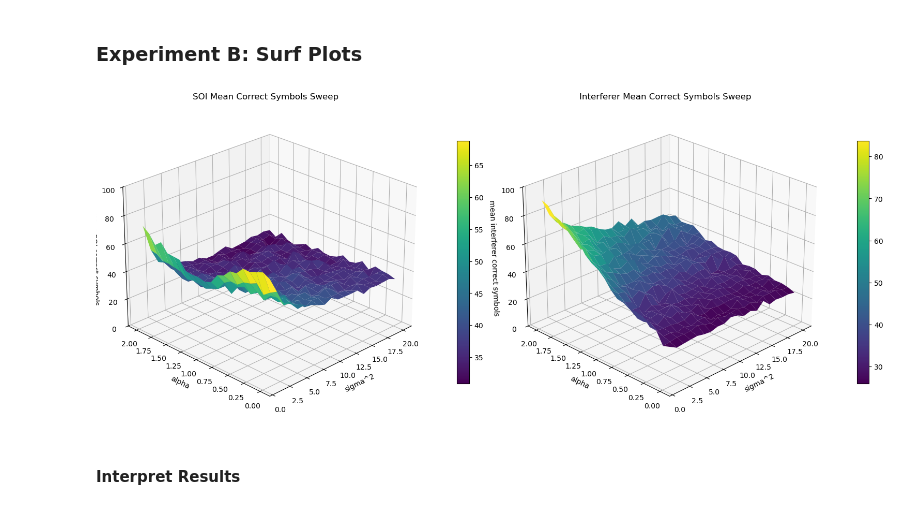
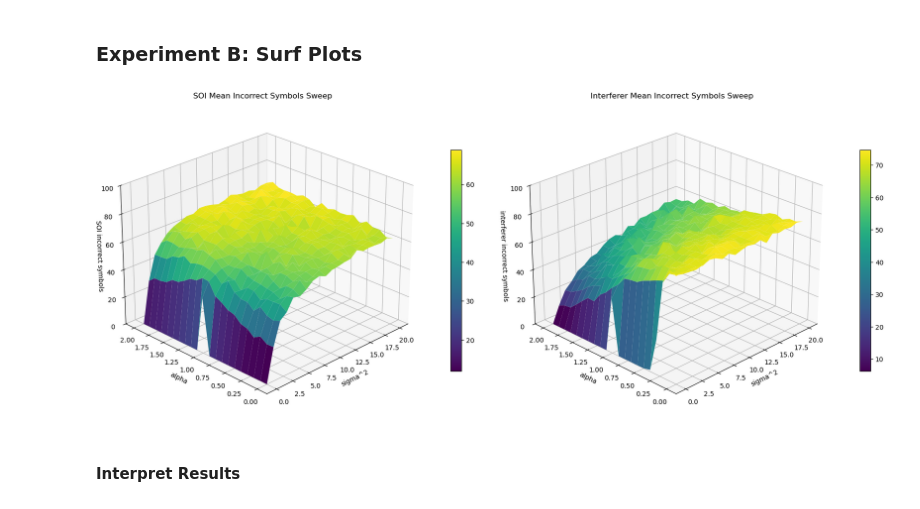
Before and after one commit to JaredMiller9922/DL-AIR, a Jupyter notebook: final_experiments_single_channel.ipynb, the cells around one changed output. Drawn from its saved outputs; the diff is of its cells as text; code cells hidden in the pictures.

Commit message:
more changes to plot

```diff
--- a/final_experiments_single_channel.ipynb
+++ b/final_experiments_single_channel.ipynb
@@ -27,7 +27,7 @@ gen = RFMixtureGenerator(seed=0)
 This experiment sets up the single-channel sweep for alpha in [0.0:0.1:1.2] and sigma^2 in [1:1:20] using the pretrained `IQ_CNN_1_channel.pt` model.
 # %%
 sweep_alphas = np.round(np.arange(0.0, 2.0 + 0.1, 0.1), 1)
-sweep_sigma2_values = np.arange(1, 21, dtype=np.float32)
+sweep_sigma2_values = np.arange(0, 21, dtype=np.float32)
 sweep_trials = 10
 sweep_n_symbols = 100
 
@@ -291,44 +295,43 @@ display(T_a_var_int)
 # %% [markdown]
 ### Experiment B: Surf Plots
 # %%
-fig = plt.figure(figsize=(16, 7))
-
+fig = plt.figure(figsize=(18, 7))
 sigma2_grid_soi, alpha_grid_soi = np.meshgrid(
     T_a_mean_soi.columns.to_numpy(dtype=float),
     T_a_mean_soi.index.to_numpy(dtype=float),
 )
-z_grid_soi = T_a_mean_soi.to_numpy(dtype=float)
+z_grid_soi = (100-T_a_mean_soi).to_numpy(dtype=float)
 
 ax1 = fig.add_subplot(121, projection="3d")
 surf1 = ax1.plot_surface(sigma2_grid_soi, alpha_grid_soi, z_grid_soi, cmap="viridis", edgecolor="none")
 ax1.set_xlabel("sigma^2")
 ax1.set_ylabel("alpha")
-ax1.set_zlabel("mean SOI correct symbols")
+ax1.set_zlabel("SOI incorrect symbols", labelpad=0)
 ax1.set_zlim(0, 100)
-ax1.set_title("SOI Mean Correct Symbols Sweep")
+ax1.set_title("SOI Mean Incorrect Symbols Sweep")
 ax1.view_init(elev=25, azim=225)
-fig.colorbar(surf1, ax=ax1, shrink=0.7, pad=0.08)
+fig.colorbar(surf1, ax=ax1, shrink=0.7, pad=0.07)
 
 sigma2_grid_int, alpha_grid_int = np.meshgrid(
     T_a_mean_int.columns.to_numpy(dtype=float),
     T_a_mean_int.index.to_numpy(dtype=float),
 )
-z_grid_int = T_a_mean_int.to_numpy(dtype=float)
+z_grid_int = (100-T_a_mean_int).to_numpy(dtype=float)
 
 ax2 = fig.add_subplot(122, projection="3d")
 surf2 = ax2.plot_surface(sigma2_grid_int, alpha_grid_int, z_grid_int, cmap="viridis", edgecolor="none")
 ax2.set_xlabel("sigma^2")
 ax2.set_ylabel("alpha")
-ax2.set_zlabel("mean interferer correct symbols")
+ax2.set_zlabel("interferer incorrect symbols")
 ax2.set_zlim(0, 100)
-ax2.set_title("Interferer Mean Correct Symbols Sweep")
+ax2.set_title("Interferer Mean Incorrect Symbols Sweep")
 ax2.view_init(elev=25, azim=225)
-fig.colorbar(surf2, ax=ax2, shrink=0.7, pad=0.08)
+fig.colorbar(surf2, ax=ax2, shrink=0.7, pad=0.07)
 
 plt.tight_layout()
 plt.show()
 # %% [output]
-[figure, old version]
+[figure, new version]
 # %% [markdown]
 #### Interpret Results
 # %% [markdown]
```
Also changed, not shown: parts of 1 cell of this notebook.
